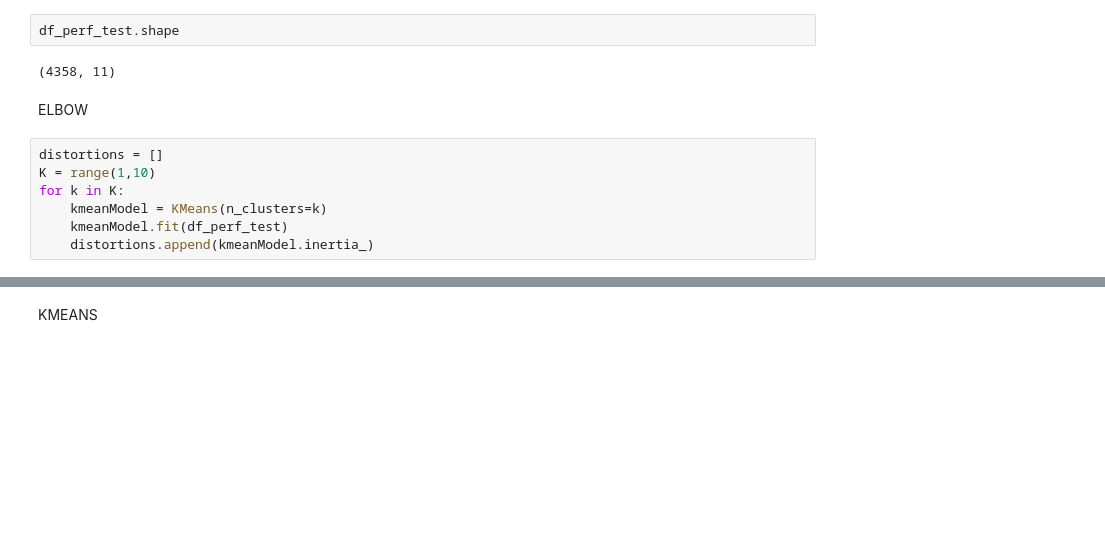
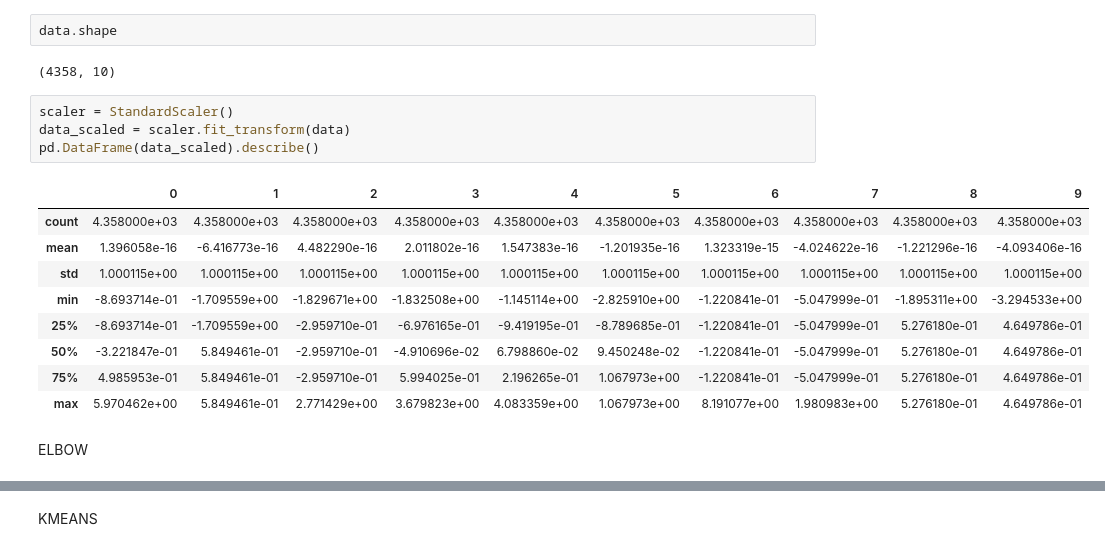
Before and after one commit to Ciarzi/DP3_GP1, a Jupyter notebook: codigo/3_clusterizacion.ipynb, the cells around one changed output, grey strips where cells are left out. Saved outputs shown, nothing was run; the diff lists cells and outputs as text; blank space fills up the shorter version.

```diff
--- a/codigo/3_clusterizacion.ipynb
+++ b/codigo/3_clusterizacion.ipynb
@@ -18,15 +22,22 @@ df_perf_test.head()
 | 3 | 9 | 1 | 1 | 35 | 1466 | 10.00 | 0 | 1 | ... |
 | 4 | 8 | 1 | 1 | 49 | 650 | 30.00 | 0 | 0 | ... |
 # %%
-df_perf_test.shape
+data.shape
 # %% [output]
-(4358, 11)
+(4358, 10)
+# %%
+scaler = StandardScaler()
+data_scaled = scaler.fit_transform(data)
+pd.DataFrame(data_scaled).describe()
+# %% [output]
+|  | 0 | 1 | 2 | 3 | 4 | 5 | 6 | 7 | 8 | 9 |
+| count | 4.358000e+03 | 4.358000e+03 | 4.358000e+03 | 4.358000e+03 | 4.358000e+03 | 4.358000e+03 | 4.358000e+03 | 4.358000e+03 | 4.358000e+03 | 4.358000e+03 |
+| mean | 1.396058e-16 | -6.416773e-16 | 4.482290e-16 | 2.011802e-16 | 1.547383e-16 | -1.201935e-16 | 1.323319e-15 | -4.024622e-16 | -1.221296e-16 | -4.093406e-16 |
+| std | 1.000115e+00 | 1.000115e+00 | 1.000115e+00 | 1.000115e+00 | 1.000115e+00 | 1.000115e+00 | 1.000115e+00 | 1.000115e+00 | 1.000115e+00 | 1.000115e+00 |
+| min | -8.693714e-01 | -1.709559e+00 | -1.829671e+00 | -1.832508e+00 | -1.145114e+00 | -2.825910e+00 | -1.220841e-01 | -5.047999e-01 | -1.895311e+00 | -3.294533e+00 |
+| 25% | -8.693714e-01 | -1.709559e+00 | -2.959710e-01 | -6.976165e-01 | -9.419195e-01 | -8.789685e-01 | -1.220841e-01 | -5.047999e-01 | 5.276180e-01 | 4.649786e-01 |
+| 50% | -3.221847e-01 | 5.849461e-01 | -2.959710e-01 | -4.910696e-02 | 6.798860e-02 | 9.450248e-02 | -1.220841e-01 | -5.047999e-01 | 5.276180e-01 | 4.649786e-01 |
+| 75% | 4.985953e-01 | 5.849461e-01 | -2.959710e-01 | 5.994025e-01 | 2.196265e-01 | 1.067973e+00 | -1.220841e-01 | -5.047999e-01 | 5.276180e-01 | 4.649786e-01 |
+| max | 5.970462e+00 | 5.849461e-01 | 2.771429e+00 | 3.679823e+00 | 4.083359e+00 | 1.067973e+00 | 8.191077e+00 | 1.980983e+00 | 5.276180e-01 | 4.649786e-01 |
 # %% [markdown]
 ELBOW
-# %%
-distortions = []
-K = range(1,10)
-for k in K:
-    kmeanModel = KMeans(n_clusters=k)
-    kmeanModel.fit(df_perf_test)
-    distortions.append(kmeanModel.inertia_)
```
Also changed, not shown: parts of 20 cells of this notebook, 2 other files.
